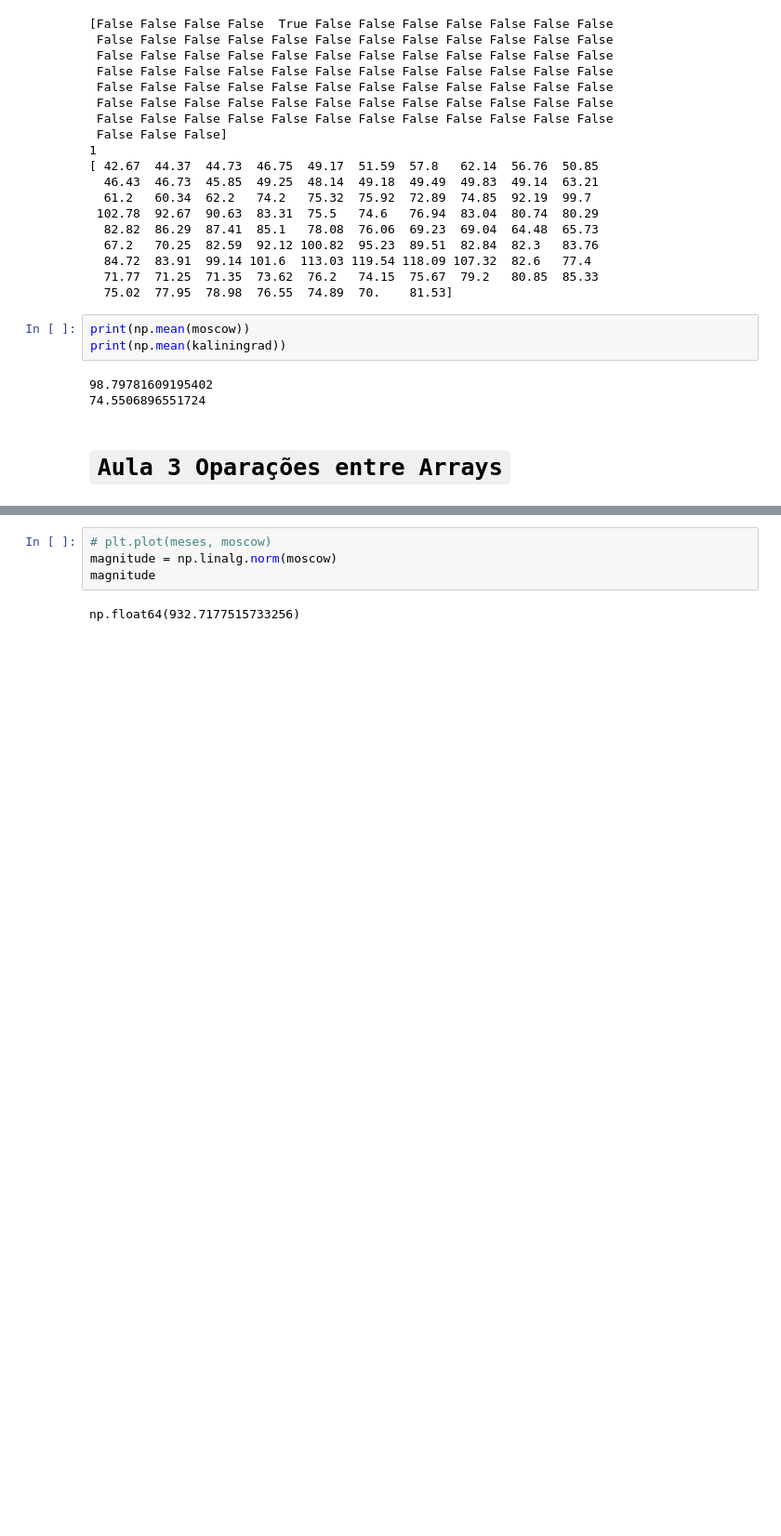
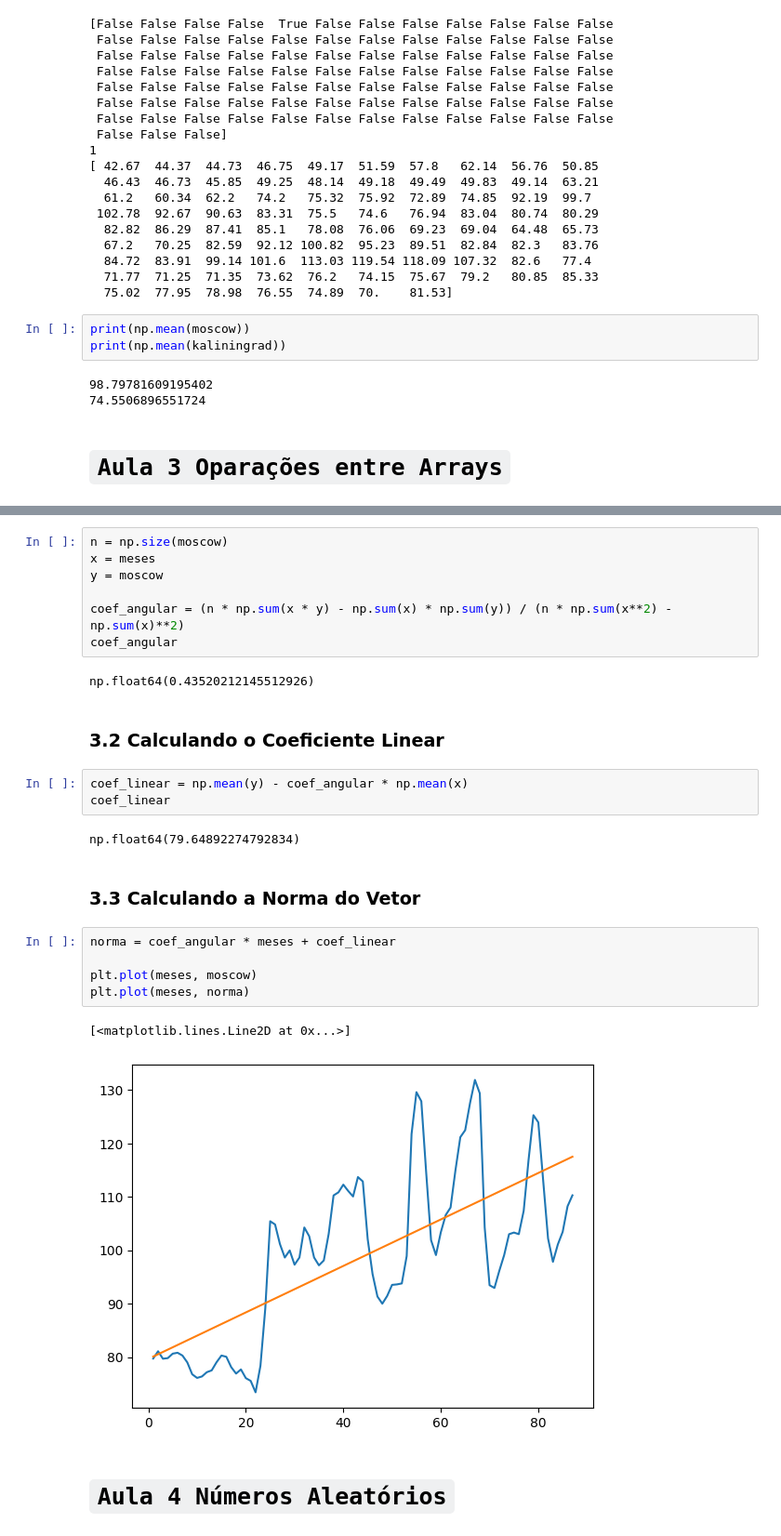
Before and after one commit to KaelDucatti/estudos-ds, a Jupyter notebook: python_for_ds/03_numpy/classes.ipynb, the cells around one changed output, grey strips where cells are left out. Shown: that part at 93% size. Drawn from its saved outputs; the diff is of its cells as text; blank space fills up the shorter version.

Commit message:
continuando aula 4 do curso de numpy

```diff
--- a/python_for_ds/03_numpy/classes.ipynb
+++ b/python_for_ds/03_numpy/classes.ipynb
@@ -181,6 +181,28 @@ print(np.mean(kaliningrad))
-# %%
-# plt.plot(meses, moscow)
-magnitude = np.linalg.norm(moscow)
-magnitude
-# %% [output]
-np.float64(932.7177515733256)
+# %%
+n = np.size(moscow)
+x = meses
+y = moscow
+
+coef_angular = (n * np.sum(x * y) - np.sum(x) * np.sum(y)) / (n * np.sum(x**2) - np.sum(x)**2)
+coef_angular
+# %% [output]
+np.float64(0.43520212145512926)
+# %% [markdown]
+### 3.2 Calculando o Coeficiente Linear
+# %%
+coef_linear = np.mean(y) - coef_angular * np.mean(x)
+coef_linear
+# %% [output]
+np.float64(79.64892274792834)
+# %% [markdown]
+### 3.3 Calculando a Norma do Vetor
+# %%
+norma = coef_angular * meses + coef_linear
+
+plt.plot(meses, moscow)
+plt.plot(meses, norma)
+# %% [output]
+[<matplotlib.lines.Line2D at 0x...>]
+[figure, added]
+# %% [markdown]
+# `Aula 4 Números Aleatórios`
```
Also changed, not shown: parts of 6 cells of this notebook.
